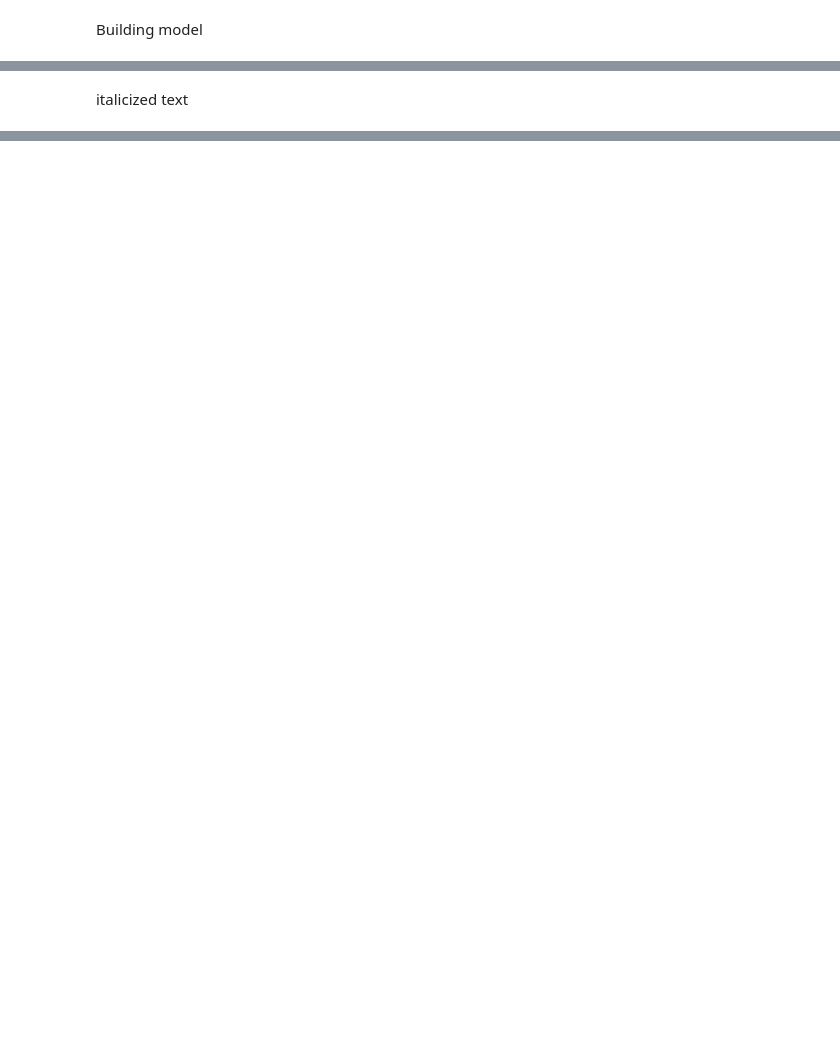
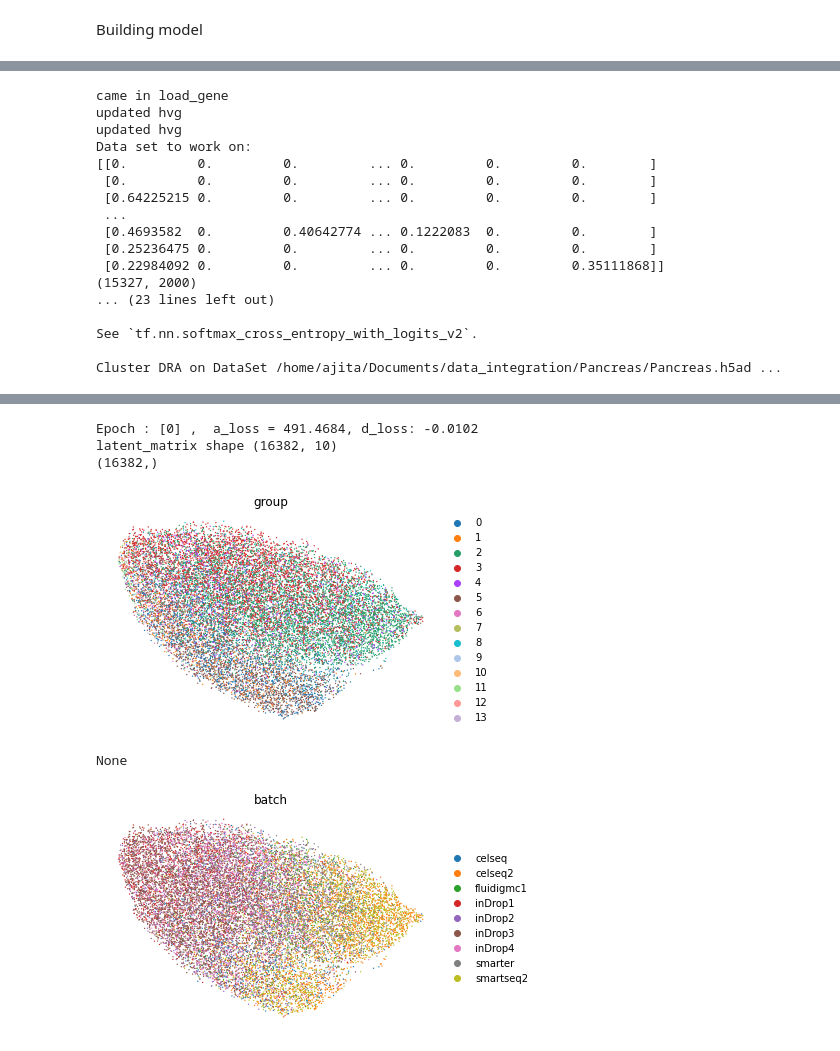
Before and after one commit to Zafar-Lab/scDREAMER, a Jupyter notebook: scDREAMER/scDREAMER_Pancreas.ipynb, the cells around one changed output, grey strips where cells are left out. Cells and saved outputs as stored; diff of their text form; code cells hidden in the pictures; blank space fills up the shorter version.

```diff
--- a/scDREAMER/scDREAMER_Pancreas.ipynb
+++ b/scDREAMER/scDREAMER_Pancreas.ipynb
@@ -1129,2 +69,3 @@ latent_matrix shape (16382, 10)
-# %% [markdown]
-italicized text
+# %%
+
+data_path = "/home/ajita/Documents/data_integration/Pancreas/Pancreas.h5ad"
@@ -1130,0 +93,28 @@ italicized text
+# %%
+
+#import src.model as model
+#import src.model_wo_BC as model
+#import src.model_wo_Dis as model
+
+#import src_shuffle.model as model
+
+import src_shuffle_alpha_delta_exp.model_heldout_experiment as model
+
+run_config = tf.ConfigProto()
+
+run_config.gpu_options.per_process_gpu_memory_fraction = 0.333
+run_config.gpu_options.allow_growth = True
+
+with tf.Session(config = run_config) as sess:
+
+    dreamer = model.scDREAMER(
+        sess,
+        epoch = 300,
+        dataset_name = data_path,
+        batch = batch_key_dic[name],
+        cell_type = cell_type_key_dic[name],
+        name = name
+        )
+
+    dreamer.train_cluster()
+# %% [output]
@@ -1130,0 +122,17 @@ italicized text
+came in load_gene
+updated hvg
+updated hvg
+Data set to work on:
+[[0.         0.         0.         ... 0.         0.         0.        ]
+ [0.         0.         0.         ... 0.         0.         0.        ]
+ [0.64225215 0.         0.         ... 0.         0.         0.        ]
+ ...
+ [0.4693582  0.         0.40642774 ... 0.1222083  0.         0.        ]
+ [0.25236475 0.         0.         ... 0.         0.         0.        ]
+ [0.22984092 0.         0.         ... 0.         0.         0.35111868]]
+(15327, 2000)
+... (23 lines left out)
+
+See `tf.nn.softmax_cross_entropy_with_logits_v2`.
+
+Cluster DRA on DataSet /home/ajita/Documents/data_integration/Pancreas/Pancreas.h5ad ...
@@ -1130,0 +140,6 @@ italicized text
+Epoch : [0] ,  a_loss = 491.4684, d_loss: -0.0102
+latent_matrix shape (16382, 10)
+(16382,)
+[figure, added]
+None
+[figure, added]
```
Also changed, not shown: parts of 30 cells of this notebook, 5 other files.
